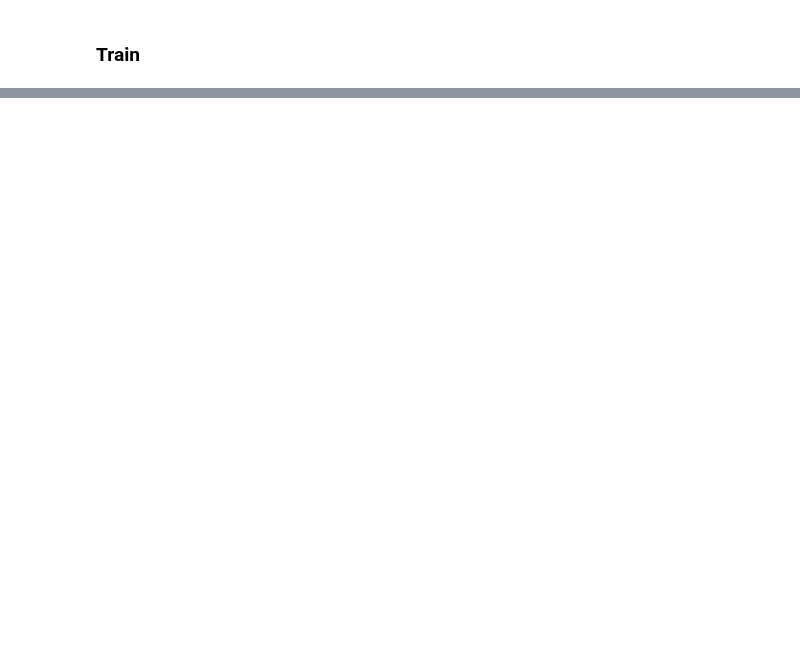
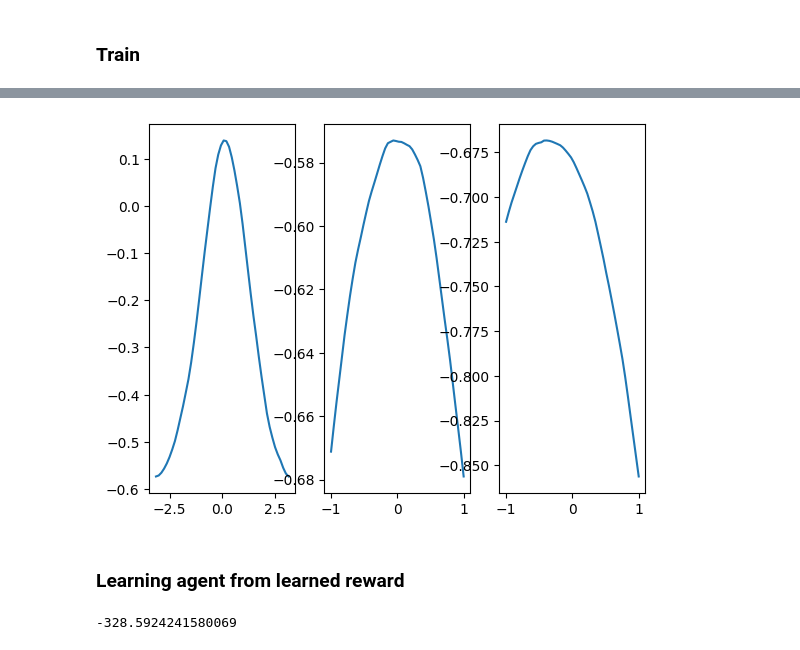
Before and after one commit to iameteron/rlib, a Jupyter notebook: examples/imitation_learning.ipynb, the cells around one changed output, grey strips where cells are left out. Cells and saved outputs as stored; diff of their text form; code cells hidden in the pictures; blank space fills up the shorter version.

```diff
--- a/examples/imitation_learning.ipynb
+++ b/examples/imitation_learning.ipynb
@@ -203,0 +282,6 @@ def sac(
+# %%
+plot_rewards(nn_reward)
+# %% [output]
+[figure, added]
+# %% [markdown]
+### Learning agent from learned reward
@@ -203,0 +317,4 @@ def sac(
+# %%
+validation(env, actor, deterministic=True)
+# %% [output]
+-328.5924241580069
```
Also changed, not shown: parts of 36 cells of this notebook, 39 other files.
